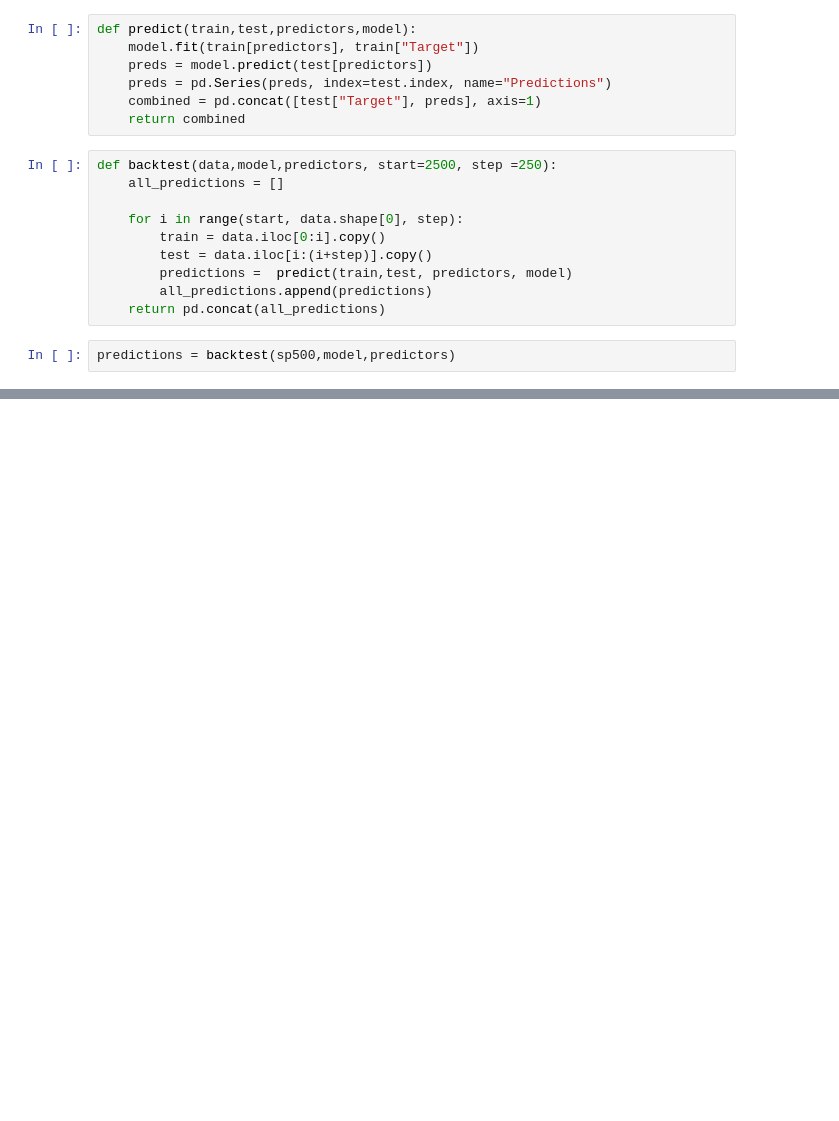
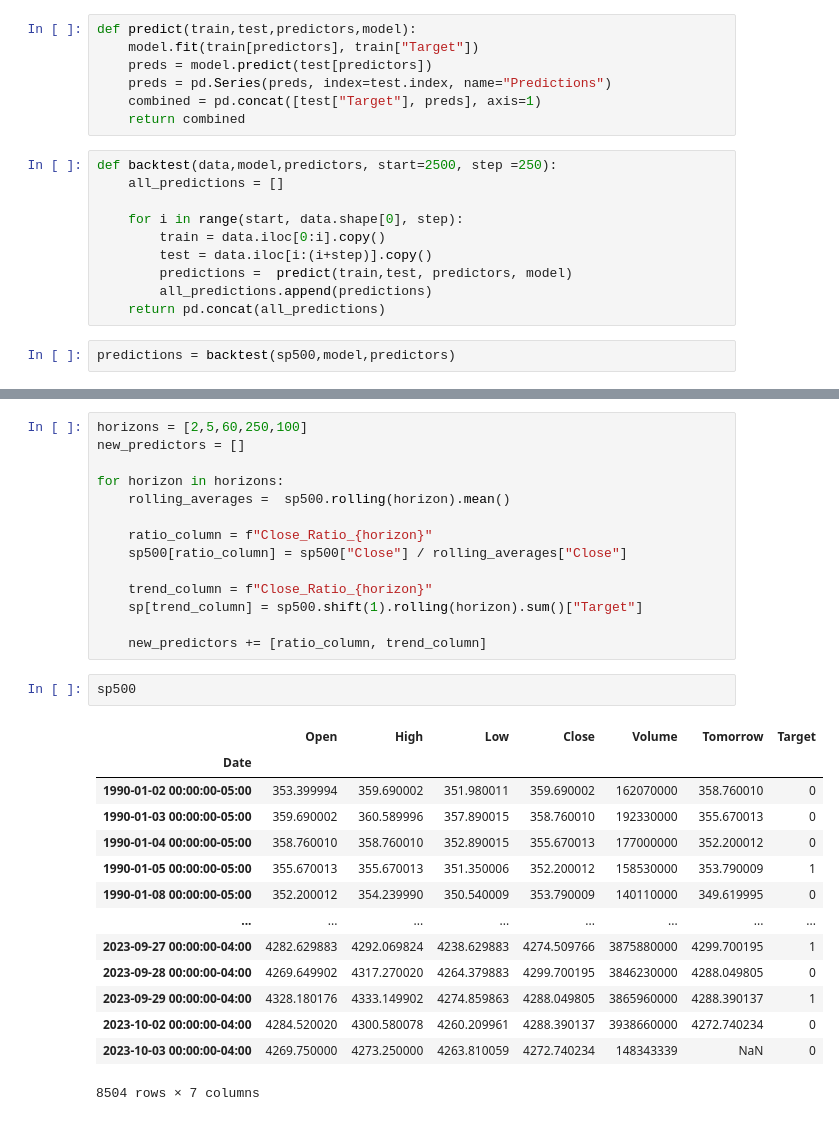
Before and after one commit to Raul60rc/Predict-StockMarket-ML-Python, a Jupyter notebook: stockData.ipynb, the cells around one changed output, grey strips where cells are left out. Drawn from its saved outputs; the diff is of its cells as text; blank space fills up the shorter version.

```diff
--- a/stockData.ipynb
+++ b/stockData.ipynb
@@ -157,0 +169,31 @@ Name: count, dtype: int64
+# %%
+horizons = [2,5,60,250,100]
+new_predictors = []
+
+for horizon in horizons:
+    rolling_averages =  sp500.rolling(horizon).mean()
+
+    ratio_column = f"Close_Ratio_{horizon}"
+    sp500[ratio_column] = sp500["Close"] / rolling_averages["Close"]
+
+    trend_column = f"Close_Ratio_{horizon}"
+    sp[trend_column] = sp500.shift(1).rolling(horizon).sum()["Target"]
+
+    new_predictors += [ratio_column, trend_column]
+# %%
+sp500
+# %% [output]
+|  | Open | High | Low | Close | Volume | Tomorrow | Target |
+| Date |  |  |  |  |  |  |  |
+| 1990-01-02 00:00:00-05:00 | 353.399994 | 359.690002 | 351.980011 | 359.690002 | 162070000 | 358.760010 | 0 |
+| 1990-01-03 00:00:00-05:00 | 359.690002 | 360.589996 | 357.890015 | 358.760010 | 192330000 | 355.670013 | 0 |
+| 1990-01-04 00:00:00-05:00 | 358.760010 | 358.760010 | 352.890015 | 355.670013 | 177000000 | 352.200012 | 0 |
+| 1990-01-05 00:00:00-05:00 | 355.670013 | 355.670013 | 351.350006 | 352.200012 | 158530000 | 353.790009 | 1 |
+| 1990-01-08 00:00:00-05:00 | 352.200012 | 354.239990 | 350.540009 | 353.790009 | 140110000 | 349.619995 | 0 |
+| ... | ... | ... | ... | ... | ... | ... | ... |
+| 2023-09-27 00:00:00-04:00 | 4282.629883 | 4292.069824 | 4238.629883 | 4274.509766 | 3875880000 | 4299.700195 | 1 |
+| 2023-09-28 00:00:00-04:00 | 4269.649902 | 4317.270020 | 4264.379883 | 4299.700195 | 3846230000 | 4288.049805 | 0 |
+| 2023-09-29 00:00:00-04:00 | 4328.180176 | 4333.149902 | 4274.859863 | 4288.049805 | 3865960000 | 4288.390137 | 1 |
+| 2023-10-02 00:00:00-04:00 | 4284.520020 | 4300.580078 | 4260.209961 | 4288.390137 | 3938660000 | 4272.740234 | 0 |
+| 2023-10-03 00:00:00-04:00 | 4269.750000 | 4273.250000 | 4263.810059 | 4272.740234 | 148343339 | NaN | 0 |
+8504 rows × 7 columns
```
Also changed, not shown: parts of 11 cells of this notebook.
